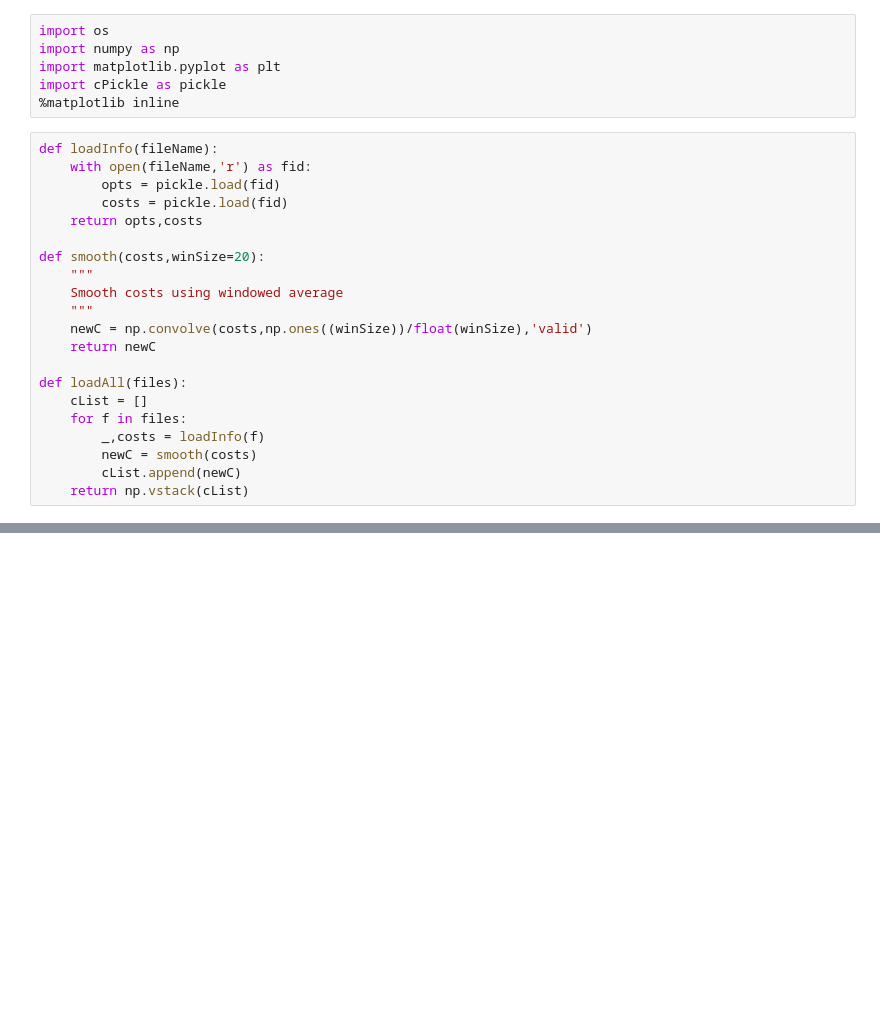
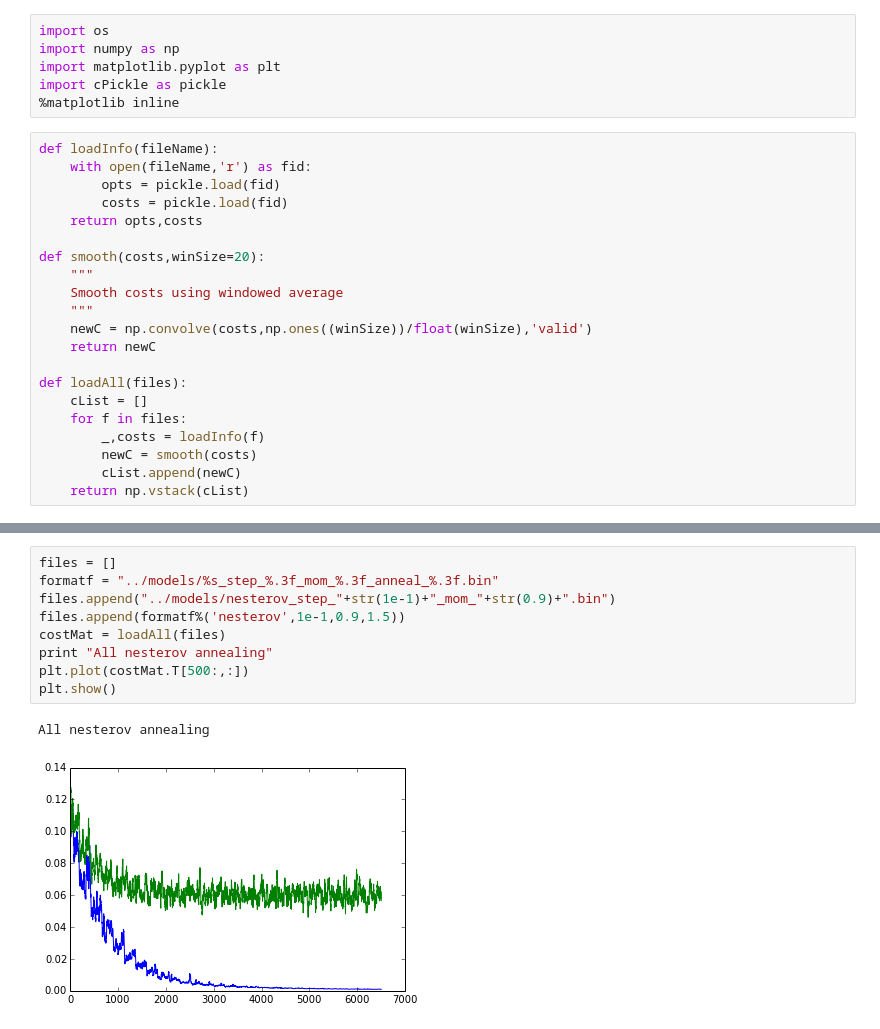
Before and after one commit to awni/229t_project, a Jupyter notebook: notebooks/opt-comp.ipynb, the cells around one changed output, grey strips where cells are left out. Saved outputs shown, nothing was run; the diff lists cells and outputs as text; blank space fills up the shorter version.

```diff
--- a/notebooks/opt-comp.ipynb
+++ b/notebooks/opt-comp.ipynb
@@ -131,0 +144,12 @@ Compare optimizers no annealing
+# %%
+files = []
+formatf = "../models/%s_step_%.3f_mom_%.3f_anneal_%.3f.bin"
+files.append("../models/nesterov_step_"+str(1e-1)+"_mom_"+str(0.9)+".bin")
+files.append(formatf%('nesterov',1e-1,0.9,1.5))
+costMat = loadAll(files)
+print "All nesterov annealing"
+plt.plot(costMat.T[500:,:])
+plt.show()
+# %% [output]
+All nesterov annealing
+[figure, added]
```
Also changed, not shown: parts of 6 cells of this notebook.
